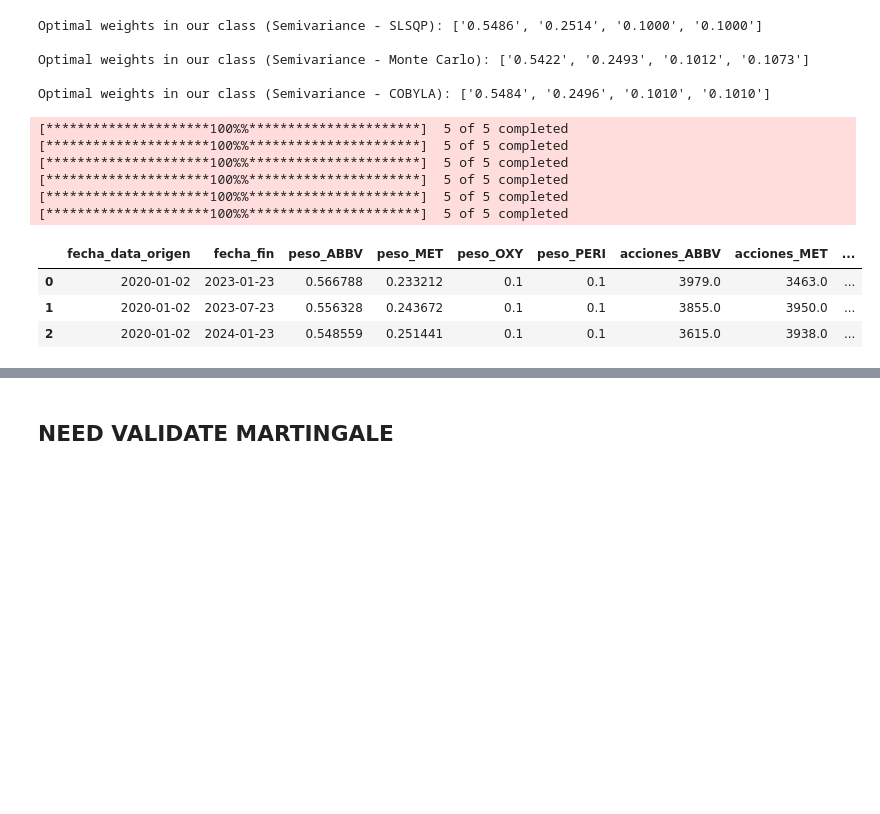
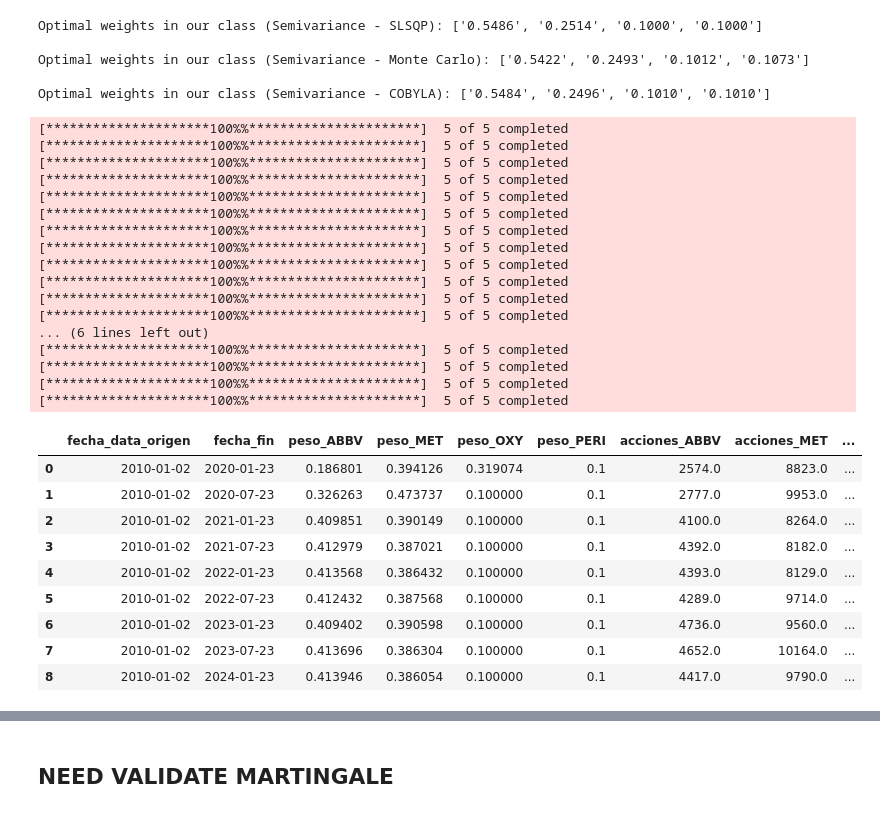
Before and after one commit to diegotita4/PAP-QAA_strategies, a Jupyter notebook: validations2.0.ipynb, the cells around one changed output, grey strips where cells are left out. Saved outputs shown, nothing was run; the diff lists cells and outputs as text; code cells hidden in the pictures; blank space fills up the shorter version.

```diff
--- a/validations2.0.ipynb
+++ b/validations2.0.ipynb
@@ -300,29 +300,59 @@ optimization_strategy = 'Semivariance'
 optimization_model = 'SLSQP'
 valor_portafolio_inicial = 1_000_000
 frecuencias_rebalanceo_meses = 6
+sin_frecuencias_rebalanceo_meses = 48
 # %%
 # Realizar el backtesting
 resultados_backtesting = backtesting_dinamico(
     tickers=tickers,
-    start_date='2020-01-02',
-    start_backtesting='2023-01-23',
+    start_date='2010-01-02',
+    start_backtesting='2020-01-23',
     end_date='2024-01-23',
     frecuencias_rebalanceo_meses = [frecuencias_rebalanceo_meses] , # Ajustes cada 2, 3, 4 y 6 meses
     rf=rf,
     optimization_strategy=optimization_strategy,
     optimization_model=optimization_model,
     valor_portafolio_inicial = valor_portafolio_inicial
 )
 
+resultados_sin_backtesting = backtesting_dinamico(
+    tickers=tickers,
+    start_date='2010-01-02',
+    start_backtesting='2020-01-23',
+    end_date='2024-01-23',
+    frecuencias_rebalanceo_meses = [sin_frecuencias_rebalanceo_meses] , # Ajustes cada 2, 3, 4 y 6 meses
+    rf=rf,
+    optimization_strategy=optimization_strategy,
+    optimization_model=optimization_model,
+    valor_portafolio_inicial = valor_portafolio_inicial
+)
+
 resultados_backtesting
 # %% [output]
 [*********************100%%**********************]  5 of 5 completed
 [*********************100%%**********************]  5 of 5 completed
 [*********************100%%**********************]  5 of 5 completed
 [*********************100%%**********************]  5 of 5 completed
 [*********************100%%**********************]  5 of 5 completed
 [*********************100%%**********************]  5 of 5 completed
+[*********************100%%**********************]  5 of 5 completed
+[*********************100%%**********************]  5 of 5 completed
+[*********************100%%**********************]  5 of 5 completed
+[*********************100%%**********************]  5 of 5 completed
+[*********************100%%**********************]  5 of 5 completed
+[*********************100%%**********************]  5 of 5 completed
+... (6 lines left out)
+[*********************100%%**********************]  5 of 5 completed
+[*********************100%%**********************]  5 of 5 completed
+[*********************100%%**********************]  5 of 5 completed
+[*********************100%%**********************]  5 of 5 completed
 |  | fecha_data_origen | fecha_fin | peso_ABBV | peso_MET | peso_OXY | peso_PERI | acciones_ABBV | acciones_MET | ... |
-| 0 | 2020-01-02 | 2023-01-23 | 0.566788 | 0.233212 | 0.1 | 0.1 | 3979.0 | 3463.0 | ... |
-| 1 | 2020-01-02 | 2023-07-23 | 0.556328 | 0.243672 | 0.1 | 0.1 | 3855.0 | 3950.0 | ... |
-| 2 | 2020-01-02 | 2024-01-23 | 0.548559 | 0.251441 | 0.1 | 0.1 | 3615.0 | 3938.0 | ... |
+| 0 | 2010-01-02 | 2020-01-23 | 0.186801 | 0.394126 | 0.319074 | 0.1 | 2574.0 | 8823.0 | ... |
+| 1 | 2010-01-02 | 2020-07-23 | 0.326263 | 0.473737 | 0.100000 | 0.1 | 2777.0 | 9953.0 | ... |
+| 2 | 2010-01-02 | 2021-01-23 | 0.409851 | 0.390149 | 0.100000 | 0.1 | 4100.0 | 8264.0 | ... |
+| 3 | 2010-01-02 | 2021-07-23 | 0.412979 | 0.387021 | 0.100000 | 0.1 | 4392.0 | 8182.0 | ... |
+| 4 | 2010-01-02 | 2022-01-23 | 0.413568 | 0.386432 | 0.100000 | 0.1 | 4393.0 | 8129.0 | ... |
+| 5 | 2010-01-02 | 2022-07-23 | 0.412432 | 0.387568 | 0.100000 | 0.1 | 4289.0 | 9714.0 | ... |
+| 6 | 2010-01-02 | 2023-01-23 | 0.409402 | 0.390598 | 0.100000 | 0.1 | 4736.0 | 9560.0 | ... |
+| 7 | 2010-01-02 | 2023-07-23 | 0.413696 | 0.386304 | 0.100000 | 0.1 | 4652.0 | 10164.0 | ... |
+| 8 | 2010-01-02 | 2024-01-23 | 0.413946 | 0.386054 | 0.100000 | 0.1 | 4417.0 | 9790.0 | ... |
```
Also changed, not shown: parts of 3 cells of this notebook.
